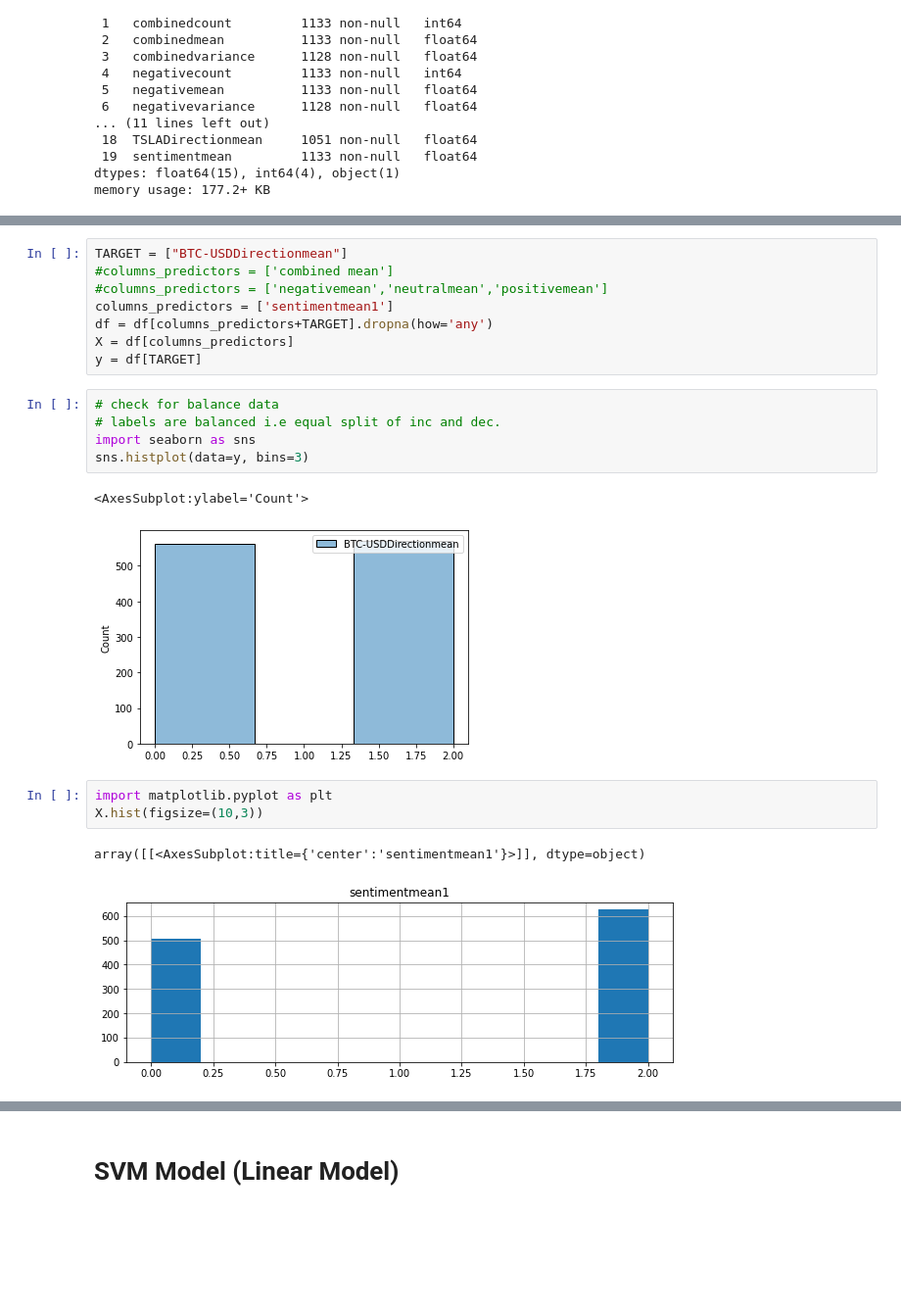
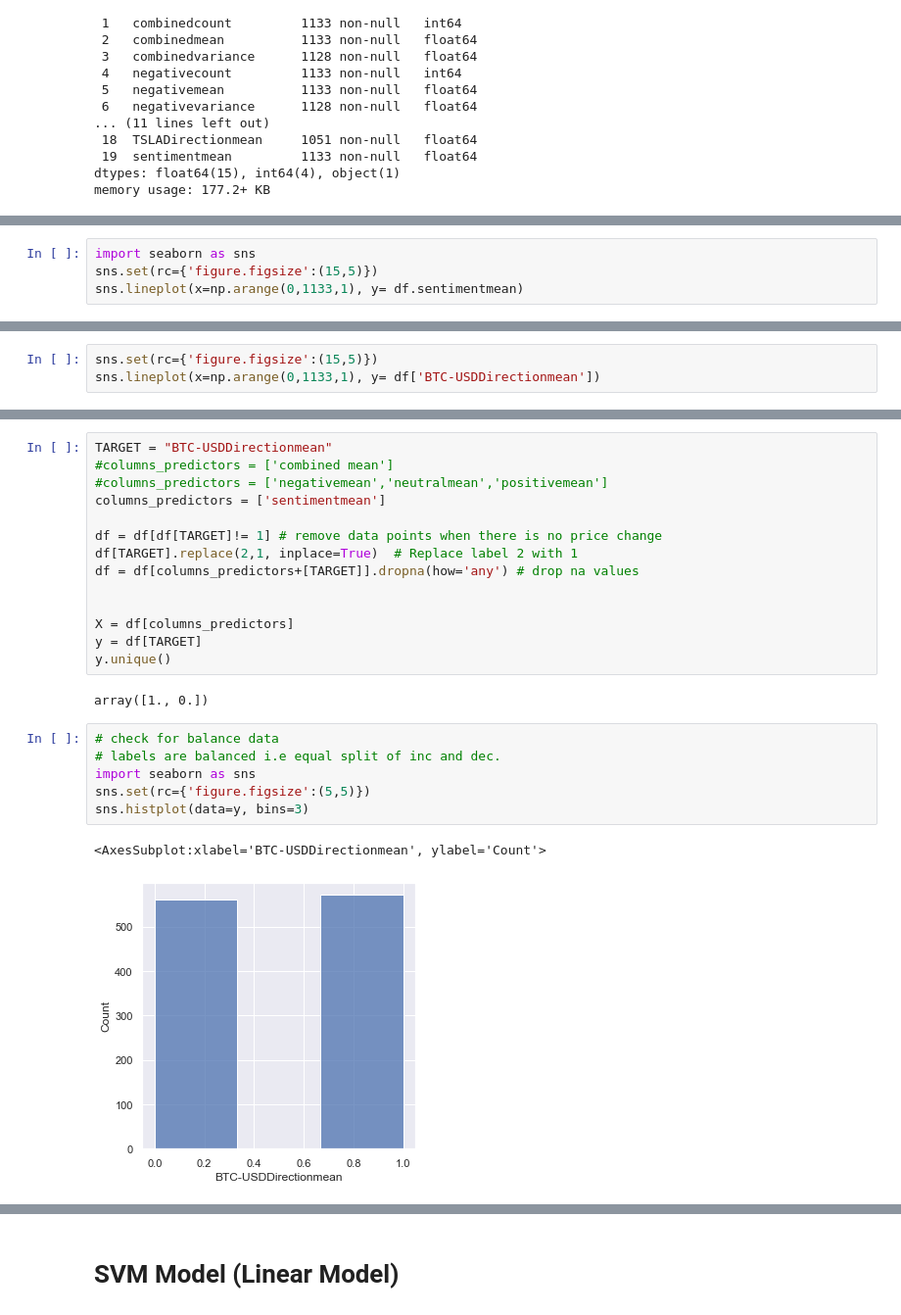
Before and after one commit to warriorprince86/MachineLearning, a Jupyter notebook: project/src/svm_model.ipynb, the cells around one changed output, grey strips where cells are left out. Shown: that part at 98% size. Drawn from its saved outputs; the diff is of its cells as text; blank space fills up the shorter version.

Commit message:
fix(updates-to-data-merge-file): just to ensure that data is good

```diff
--- a/project/src/svm_model.ipynb
+++ b/project/src/svm_model.ipynb
@@ -74,0 +62,4 @@ df[['sentimentmean','sentimentmean1']]
+# %%
+import seaborn as sns
+sns.set(rc={'figure.figsize':(15,5)})
+sns.lineplot(x=np.arange(0,1133,1), y= df.sentimentmean)
@@ -74,0 +69,3 @@ df[['sentimentmean','sentimentmean1']]
+# %%
+sns.set(rc={'figure.figsize':(15,5)})
+sns.lineplot(x=np.arange(0,1133,1), y= df['BTC-USDDirectionmean'])
@@ -75,22 +75,25 @@ df[['sentimentmean','sentimentmean1']]
 # %%
-TARGET = ["BTC-USDDirectionmean"]
+TARGET = "BTC-USDDirectionmean"
 #columns_predictors = ['combined mean']
 #columns_predictors = ['negativemean','neutralmean','positivemean']
-columns_predictors = ['sentimentmean1']
-df = df[columns_predictors+TARGET].dropna(how='any')
+columns_predictors = ['sentimentmean']
+
+df = df[df[TARGET]!= 1] # remove data points when there is no price change
+df[TARGET].replace(2,1, inplace=True)  # Replace label 2 with 1
+df = df[columns_predictors+[TARGET]].dropna(how='any') # drop na values
+
+
 X = df[columns_predictors]
 y = df[TARGET]
+y.unique()
+# %% [output]
+array([1., 0.])
 # %%
 # check for balance data
 # labels are balanced i.e equal split of inc and dec.
 import seaborn as sns
+sns.set(rc={'figure.figsize':(5,5)})
 sns.histplot(data=y, bins=3)
 # %% [output]
-<AxesSubplot:ylabel='Count'>
+<AxesSubplot:xlabel='BTC-USDDirectionmean', ylabel='Count'>
-[figure, old version]
+[figure, new version]
-# %%
-import matplotlib.pyplot as plt
-X.hist(figsize=(10,3))
-# %% [output]
-array([[<AxesSubplot:title={'center':'sentimentmean1'}>]], dtype=object)
-[figure, removed]
```
Also changed, not shown: parts of 16 cells of this notebook, 2 other files.
